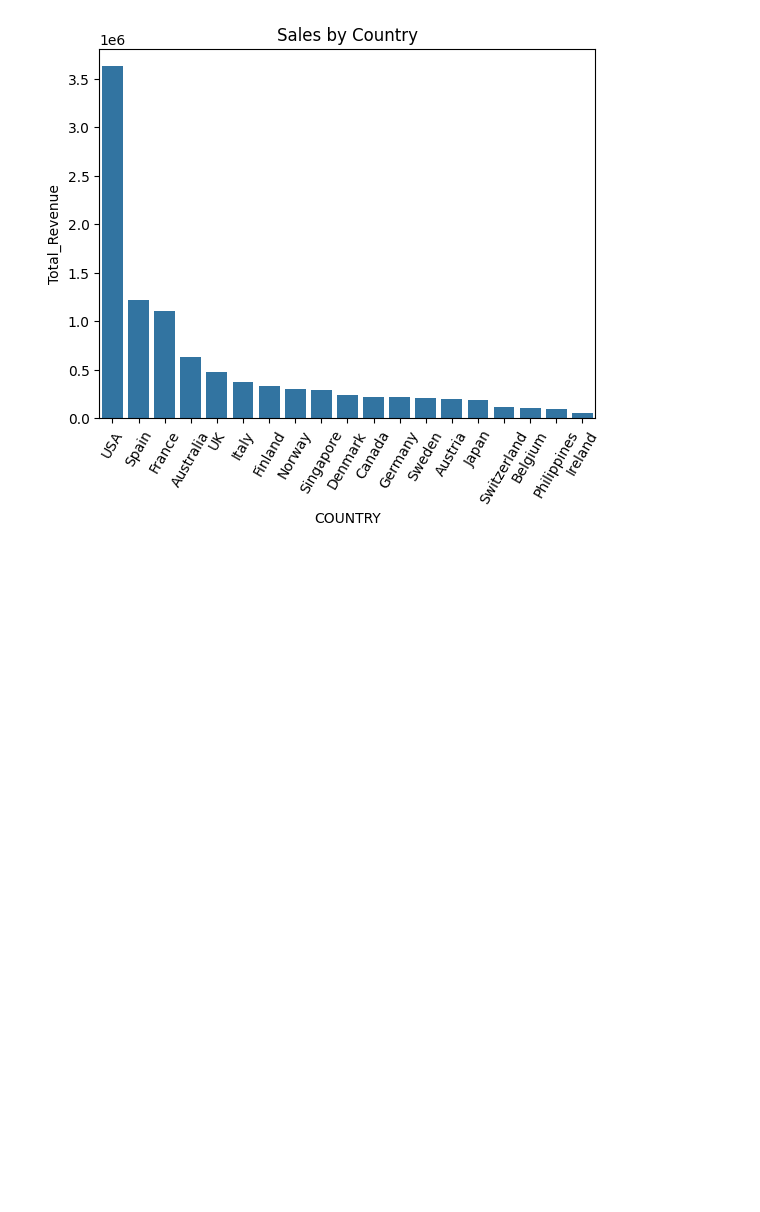
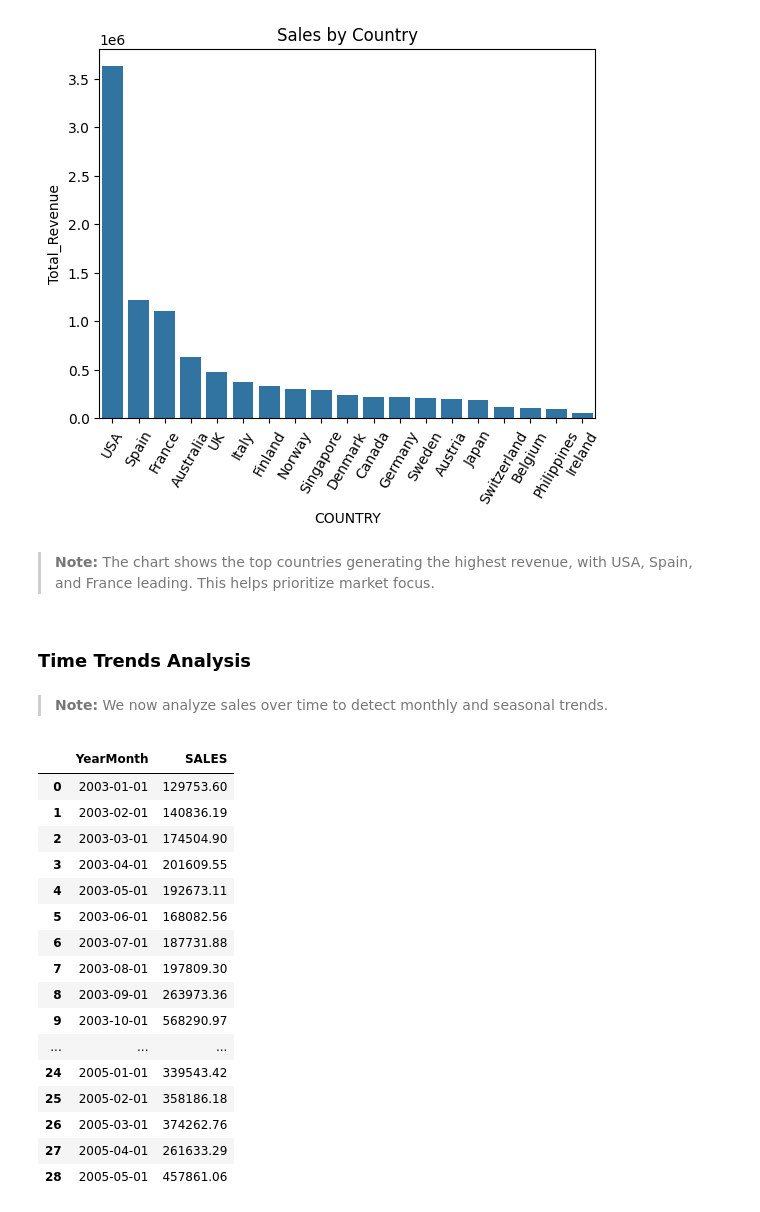
Before and after one commit to DimaKlimchuk/ecommerce-sales-analysis, a Jupyter notebook: notebooks/analysis.ipynb, the cells around one changed output. Cells and saved outputs as stored; diff of their text form; code cells hidden in the pictures; blank space fills up the shorter version.

```diff
--- a/notebooks/analysis.ipynb
+++ b/notebooks/analysis.ipynb
@@ -176,3 +181,32 @@ plt.xticks(rotation=60)
 plt.show()
 # %% [output]
 [figure]
+# %% [markdown]
+> **Note:** The chart shows the top countries generating the highest revenue, with USA, Spain, and France leading. This helps prioritize market focus.
+# %% [markdown]
+### Time Trends Analysis
+# %% [markdown]
+> **Note:** We now analyze sales over time to detect monthly and seasonal trends.
+# %%
+revenue_by_month = df.groupby(df['ORDERDATE'].dt.to_period('M'))['SALES'].sum().reset_index()
+revenue_by_month.rename(columns={'ORDERDATE': 'YearMonth'}, inplace=True)
+revenue_by_month['YearMonth'] = revenue_by_month['YearMonth'].dt.to_timestamp()
+revenue_by_month
+# %% [output]
+|  | YearMonth | SALES |
+| 0 | 2003-01-01 | 129753.60 |
+| 1 | 2003-02-01 | 140836.19 |
+| 2 | 2003-03-01 | 174504.90 |
+| 3 | 2003-04-01 | 201609.55 |
+| 4 | 2003-05-01 | 192673.11 |
+| 5 | 2003-06-01 | 168082.56 |
+| 6 | 2003-07-01 | 187731.88 |
+| 7 | 2003-08-01 | 197809.30 |
+| 8 | 2003-09-01 | 263973.36 |
+| 9 | 2003-10-01 | 568290.97 |
+| ... | ... | ... |
+| 24 | 2005-01-01 | 339543.42 |
+| 25 | 2005-02-01 | 358186.18 |
+| 26 | 2005-03-01 | 374262.76 |
+| 27 | 2005-04-01 | 261633.29 |
+| 28 | 2005-05-01 | 457861.06 |
```
Also changed, not shown: parts of 8 cells of this notebook, 5 other files.
